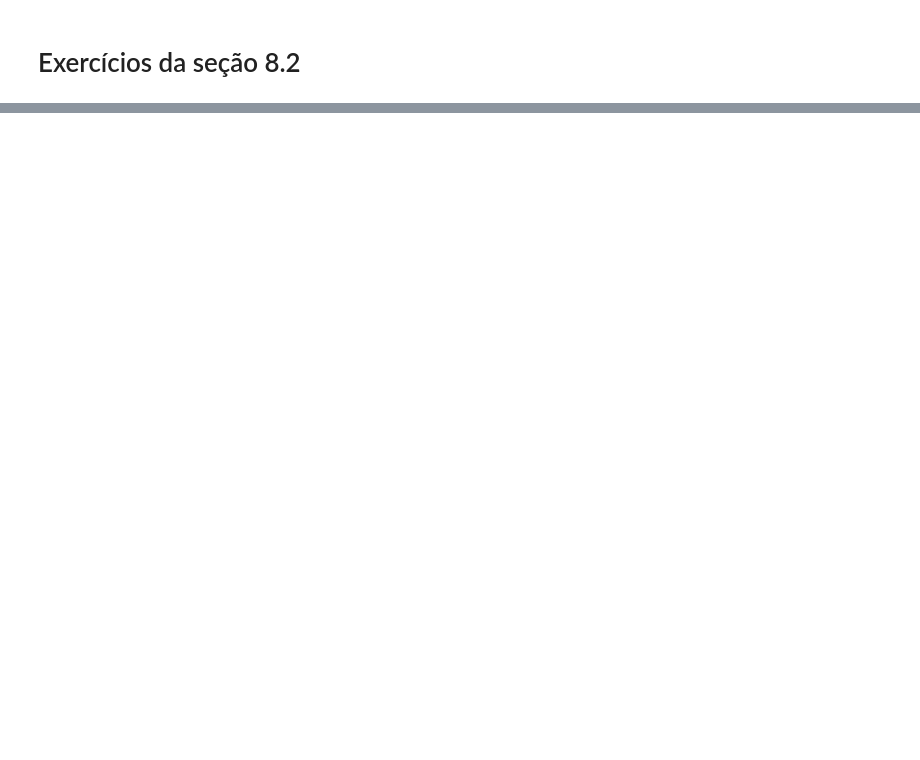
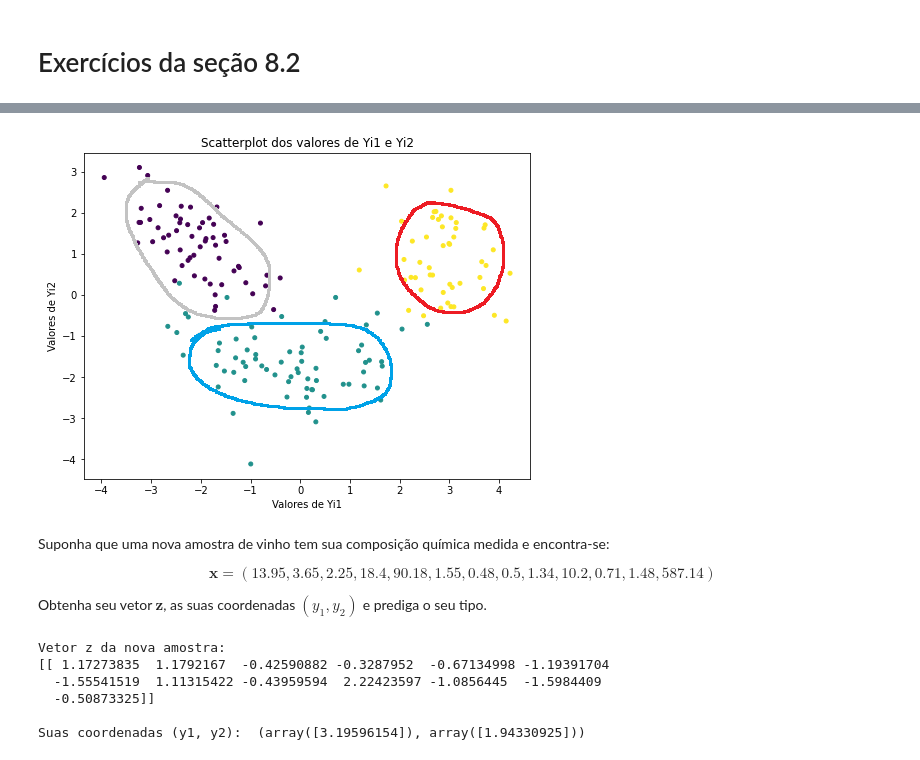
Before and after one commit to ThiagoPoppe/FECD-A, a Jupyter notebook: Listas/Lista09_Thiago_Poppe.ipynb, the cells around one changed output, grey strips where cells are left out. Saved outputs shown, nothing was run; the diff lists cells and outputs as text; code cells hidden in the pictures; blank space fills up the shorter version.

```diff
--- a/Listas/Lista09_Thiago_Poppe.ipynb
+++ b/Listas/Lista09_Thiago_Poppe.ipynb
@@ -143,0 +367,29 @@ $$
+# %%
+from IPython.display import Image
+Image('esboco-areas.png')
+# %% [output]
+[figure, added]
+# %% [markdown]
+Suponha que uma nova amostra de vinho tem sua composição química medida e encontra-se:
+
+$$ \mathbf{x} = (13.95, 3.65, 2.25, 18.4, 90.18, 1.55, 0.48, 0.5, 1.34, 10.2, 0.71, 1.48, 587.14) $$
+
+Obtenha seu vetor $\mathbf{z}$, as suas coordenadas $(y_1, y_2)$ e prediga o seu tipo.
+# %%
+new_wine = np.array([[13.95,3.65,2.25,18.4,90.18,1.55,0.48,0.5,1.34,10.2,0.71,1.48,587.14]])
+new_z = scaler.transform(new_wine)
+
+new_y1 = pca.components_[0] @ new_z.T
+new_y2 = pca.components_[1] @ new_z.T
+
+print('Vetor z da nova amostra:')
+print(new_z, end='\n\n')
+
+print('Suas coordenadas (y1, y2): ', (new_y1, new_y2))
+# %% [output]
+Vetor z da nova amostra:
+[[ 1.17273835  1.1792167  -0.42590882 -0.3287952  -0.67134998 -1.19391704
+  -1.55541519  1.11315422 -0.43959594  2.22423597 -1.0856445  -1.5984409
+  -0.50873325]]
+
+Suas coordenadas (y1, y2):  (array([3.19596154]), array([1.94330925]))
```
Also changed, not shown: parts of 20 cells of this notebook, 4 other files.
